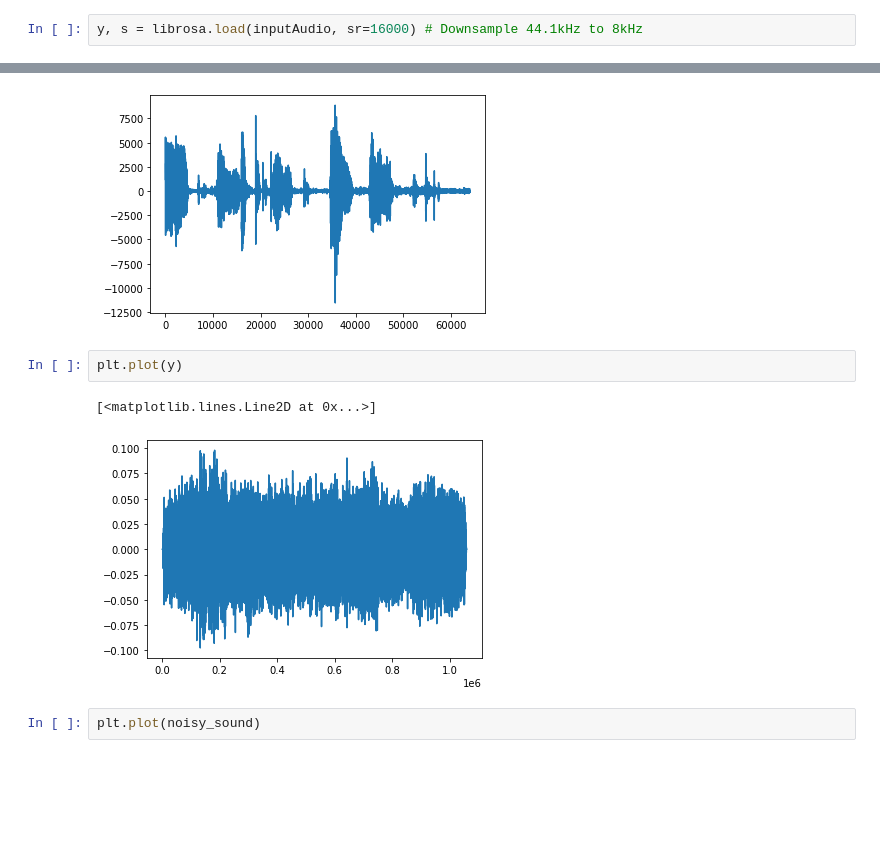
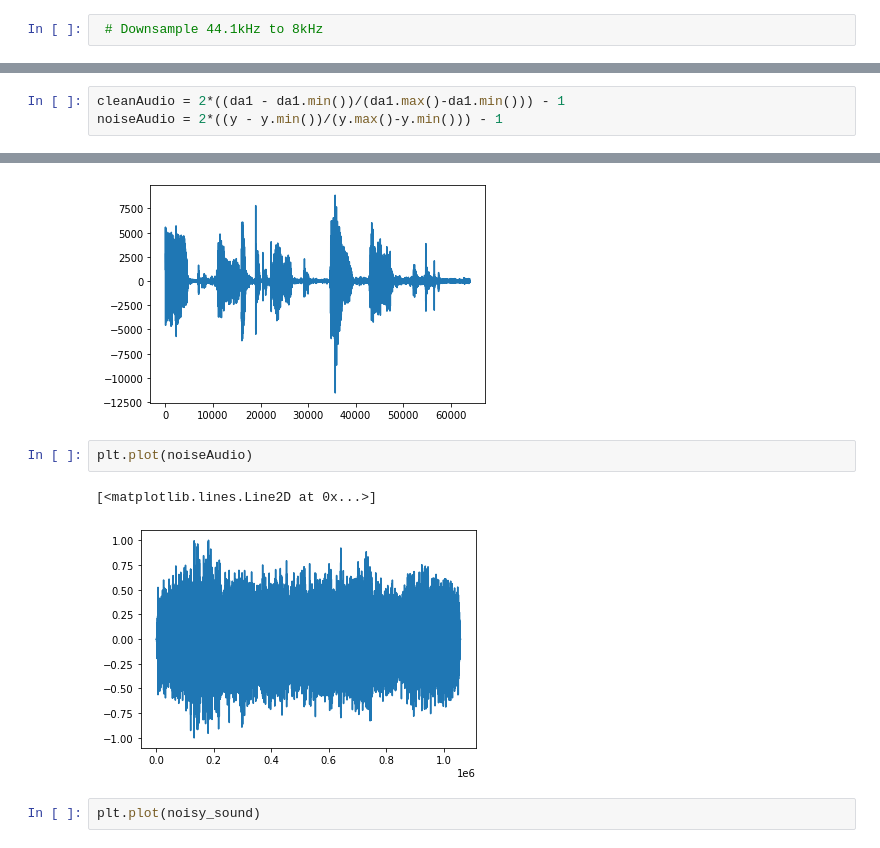
Before and after one commit to msaad1311/Noise-Cancellation, a Jupyter notebook: Experimentation/Noise Cancellation.ipynb, the cells around one changed output, grey strips where cells are left out. Saved outputs shown, nothing was run; the diff lists cells and outputs as text; blank space fills up the shorter version.

```diff
--- a/Experimentation/Noise Cancellation.ipynb
+++ b/Experimentation/Noise Cancellation.ipynb
@@ -144,5 +216,5 @@ import librosa
 # %%
-y, s = librosa.load(inputAudio, sr=16000) # Downsample 44.1kHz to 8kHz
+ # Downsample 44.1kHz to 8kHz
 # %%
 plt.plot(y)
 # %% [output]
@@ -162,0 +250,3 @@ da1.shape
+# %%
+cleanAudio = 2*((da1 - da1.min())/(da1.max()-da1.min())) - 1
+noiseAudio = 2*((y - y.min())/(y.max()-y.min())) - 1
@@ -175,10 +285,10 @@ plt.plot(da1)
 [<matplotlib.lines.Line2D at 0x...>]
 [figure]
 # %%
-plt.plot(y)
+plt.plot(noiseAudio)
 # %% [output]
 [<matplotlib.lines.Line2D at 0x...>]
-[figure, old version]
+[figure, new version]
 # %%
 plt.plot(noisy_sound)
 # %% [output]
```
Also changed, not shown: parts of 33 cells of this notebook, 1 other file.
